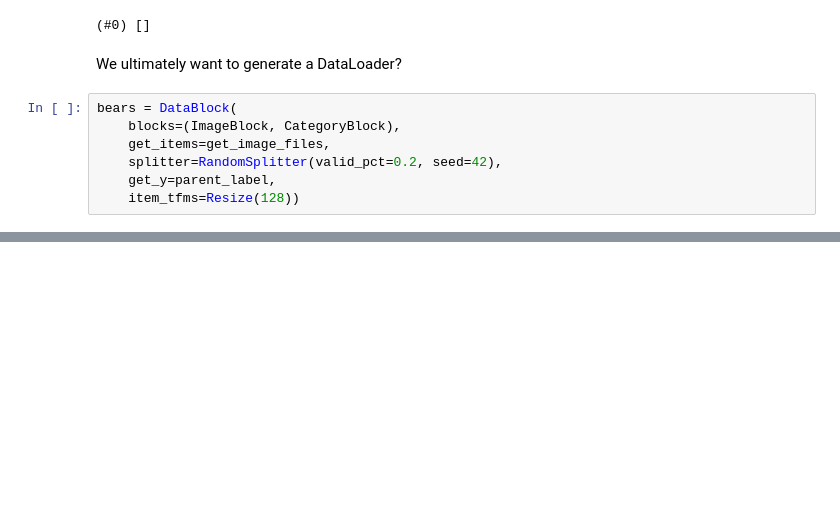
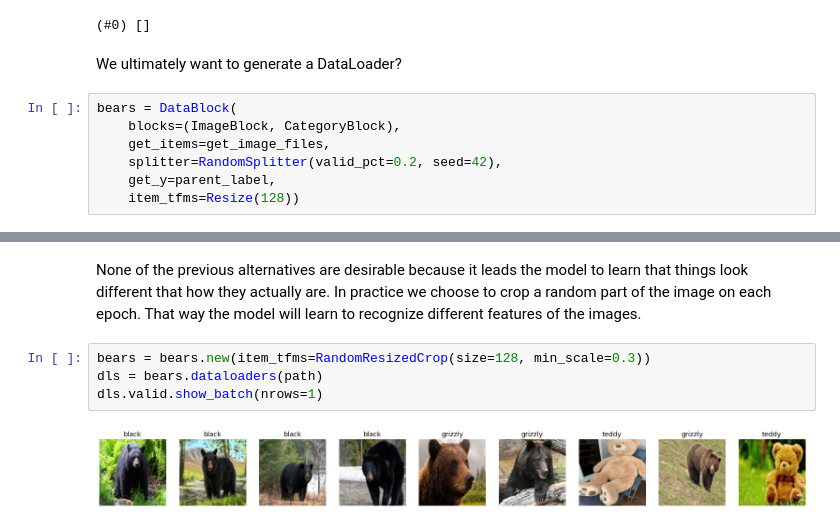
Before and after one commit to felipevaldes/FastAI, a Jupyter notebook: production.ipynb, the cells around one changed output, grey strips where cells are left out. Cells and saved outputs as stored; diff of their text form; blank space fills up the shorter version.

```diff
--- a/production.ipynb
+++ b/production.ipynb
@@ -81,0 +110,9 @@ dls
+# %% [markdown]
+None of the previous alternatives are desirable because it leads the model to learn that things look different that how they actually are.
+In practice we choose to crop a random part of the image on each epoch. That way the model will learn to recognize different features of the images.
+# %%
+bears = bears.new(item_tfms=RandomResizedCrop(size=128, min_scale=0.3))
+dls = bears.dataloaders(path)
+dls.valid.show_batch(nrows=1)
+# %% [output]
+[figure, added]
```
Also changed, not shown: parts of 12 cells of this notebook, 1 other file.
